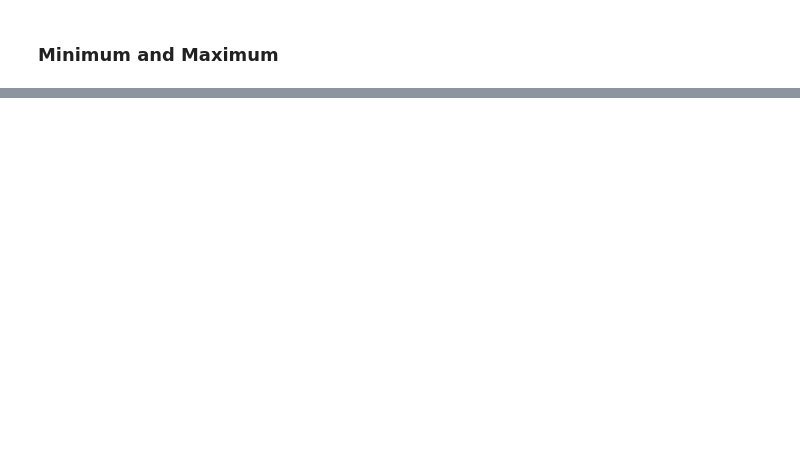
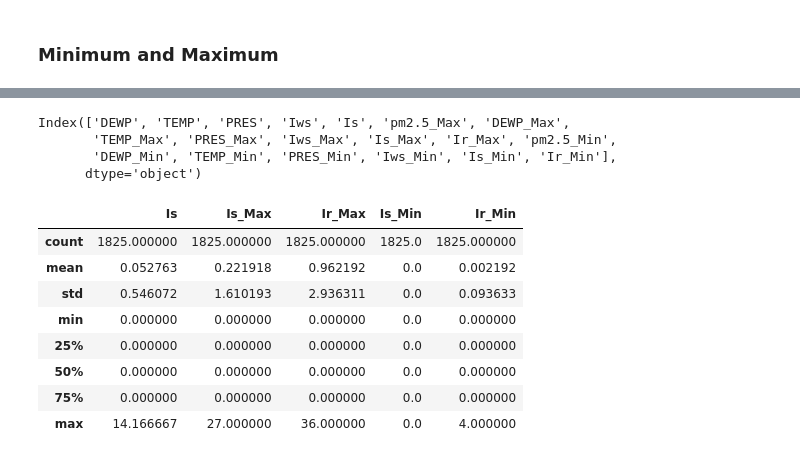
Before and after one commit to dtrianab/PM-Fcast-Python, a Jupyter notebook: PMs_Daily_Data_MultipleRegressors.ipynb, the cells around one changed output, grey strips where cells are left out. Cells and saved outputs as stored; diff of their text form; code cells hidden in the pictures; blank space fills up the shorter version.

```diff
--- a/PMs_Daily_Data_MultipleRegressors.ipynb
+++ b/PMs_Daily_Data_MultipleRegressors.ipynb
@@ -121,0 +148,22 @@ Regressors_PM25 = pd.concat([X_PM25, Max_PM25, Min_PM25], axis=1)
+# %%
+Regressors_PM25.columns
+# %% [output]
+Index(['DEWP', 'TEMP', 'PRES', 'Iws', 'Is', 'pm2.5_Max', 'DEWP_Max',
+       'TEMP_Max', 'PRES_Max', 'Iws_Max', 'Is_Max', 'Ir_Max', 'pm2.5_Min',
+       'DEWP_Min', 'TEMP_Min', 'PRES_Min', 'Iws_Min', 'Is_Min', 'Ir_Min'],
+      dtype='object')
+# %%
+#Regressors_PM25=Regressors_PM25.drop(columns='Ir_Max') #Drop IR_Max
+#Regressors_PM25=Regressors_PM25.drop(columns='Is_Max') #Drop Is_Max
+#Regressors_PM25=Regressors_PM25.drop(columns='Ir_Max') #Drop IR_Max
+Regressors_PM25[[ 'Is', 'Is_Max', 'Ir_Max', 'Is_Min', 'Ir_Min']].describe()
+# %% [output]
+|  | Is | Is_Max | Ir_Max | Is_Min | Ir_Min |
+| count | 1825.000000 | 1825.000000 | 1825.000000 | 1825.0 | 1825.000000 |
+| mean | 0.052763 | 0.221918 | 0.962192 | 0.0 | 0.002192 |
+| std | 0.546072 | 1.610193 | 2.936311 | 0.0 | 0.093633 |
+| min | 0.000000 | 0.000000 | 0.000000 | 0.0 | 0.000000 |
+| 25% | 0.000000 | 0.000000 | 0.000000 | 0.0 | 0.000000 |
+| 50% | 0.000000 | 0.000000 | 0.000000 | 0.0 | 0.000000 |
+| 75% | 0.000000 | 0.000000 | 0.000000 | 0.0 | 0.000000 |
+| max | 14.166667 | 27.000000 | 36.000000 | 0.0 | 4.000000 |
```
Also changed, not shown: parts of 7 cells of this notebook, 8 other files.
